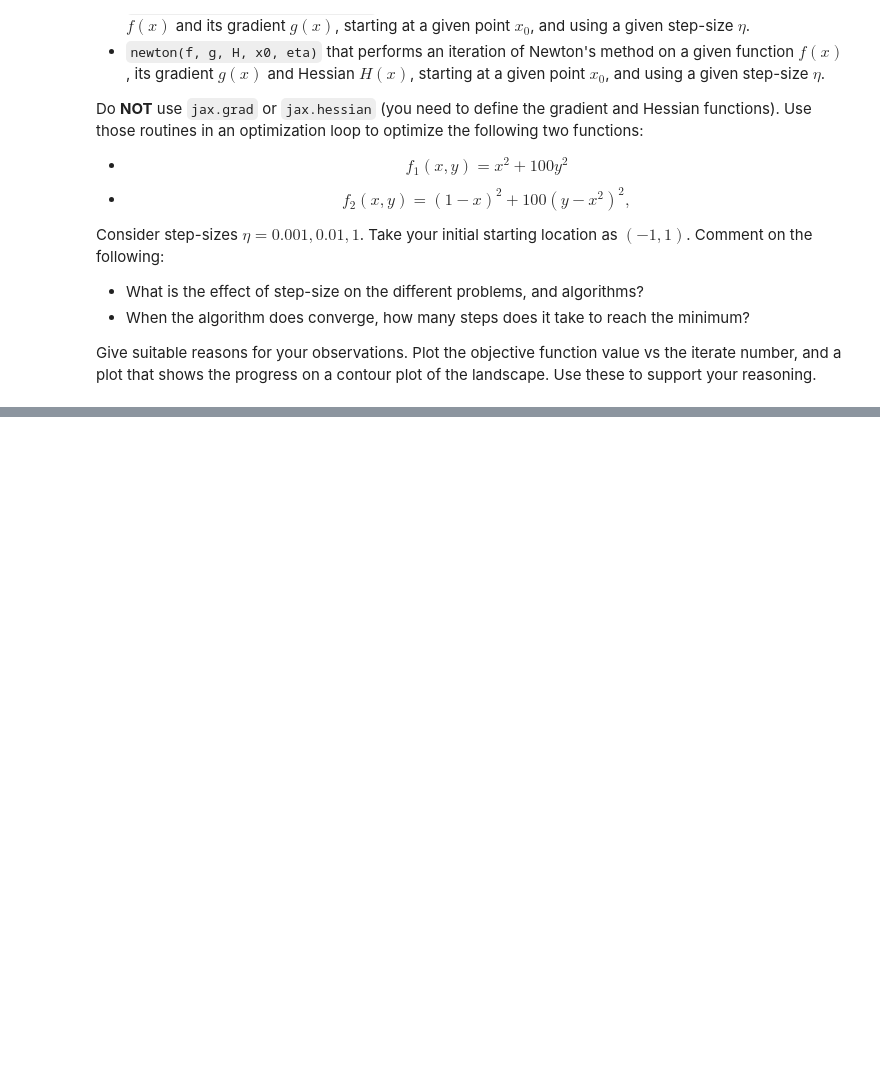
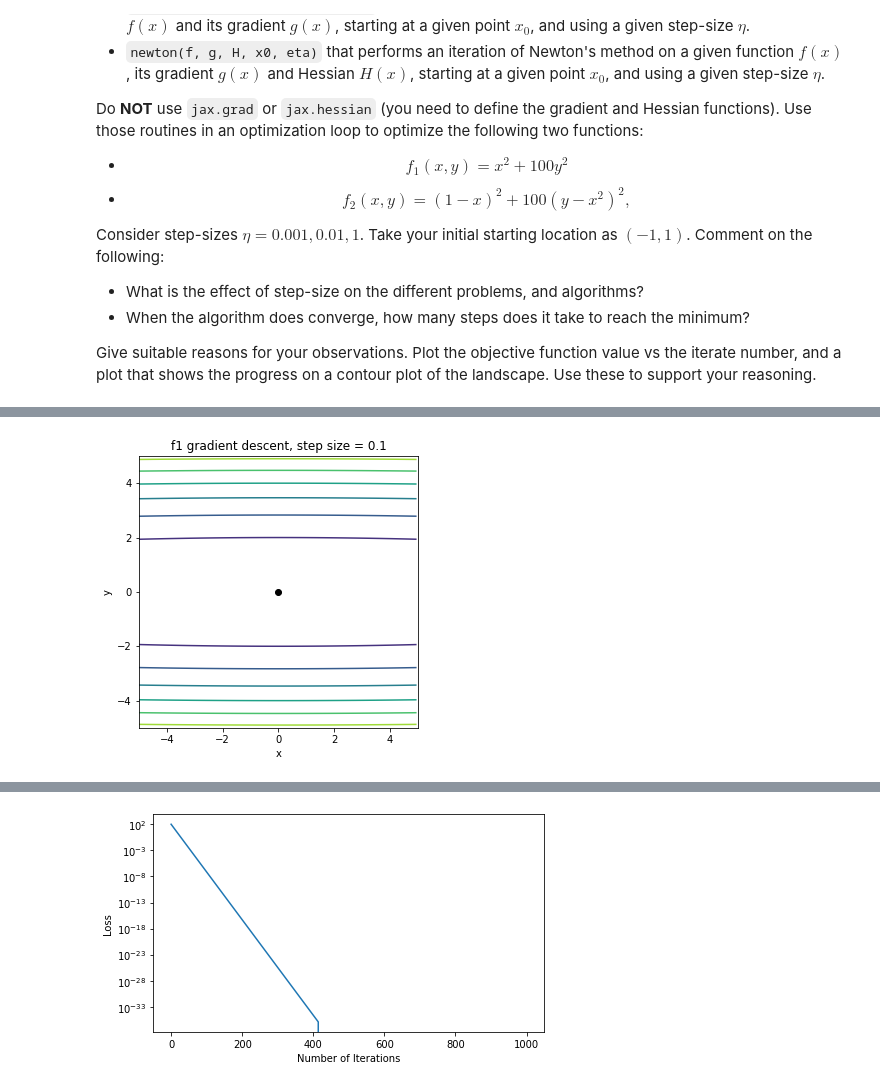
Before and after one commit to notrichardren/ENM5310-Homework, a Jupyter notebook: assn2.ipynb, the cells around one changed output, grey strips where cells are left out. Saved outputs shown, nothing was run; the diff lists cells and outputs as text; code cells hidden in the pictures; blank space fills up the shorter version.

```diff
--- a/assn2.ipynb
+++ b/assn2.ipynb
@@ -743,7 +751,7 @@ def gradient_descent(f, g, x0, eta):
 
 @jax.jit
 def newton(f, g, H, x0, eta):
-  return x0 - eta * np.inv(H) * g
+  return x0 - eta * np.matmul(np.linalg.inv(H),g)
 # %%
 # Define f1, gradient, Hessian
 f1 = lambda x,y: np.power(x,2) + 100*np.power(y,2) # minimize this
@@ -763,6 +771,7 @@ H2_yy = lambda y: 200
 
 n_iter = 1000
 # %%
+# Define function to make it easy to call iterative descent
 def iterative_descent(func, gx, gy, hxx, hxy, hyy, stepsize, title, gradescent = True):
   x = -1
   y = 1
@@ -791,11 +800,26 @@ def iterative_descent(func, gx, gy, hxx, hxy, hyy, stepsize, title, gradescent =
     x = update[0]
     y = update[1]
 
+    # Show progress
+    if i % 10 == 0:
+        clear_output(wait=True)
+        plt.figure(figsize=(5, 5))
+        X, Y = np.meshgrid(np.arange(-5.0, 5.0, 0.05), np.arange(-5.0, 5.0, 0.05))
+        Z = func(X, Y)
+        CS = plt.contour(X, Y, Z)
+        pl.title(title)
+        plt.xlim(-5, 5)
+        plt.ylim(-5, 5)
+        plt.plot(x, y, "o", color = 'black')
+        plt.xlabel("x")
+        plt.ylabel("y")
+        plt.show()
+        print(f"iteration = {i}, loss = {f}, x = {x}, y = {y}")
+
   # Plotting the loss history
-  pl.figure(dpi = 150)
+  pl.figure(figsize = (7, 4))
   pl.semilogy(loss_history)
   pl.ylabel('Loss')
   pl.xlabel('Number of Iterations')
-  pl.title(title)
 # %%
 iterative_descent(f1, g1_x, g1_y, H1_xx, H1_xy, H1_yy, 0.001, "f1 gradient descent, step size = 0.001", True)
@@ -801,0 +830,4 @@ iterative_descent(f1, g1_x, g1_y, H1_xx, H1_xy, H1_yy, 0.001, "f1 gradient desce
+# %%
+iterative_descent(f1, g1_x, g1_y, H1_xx, H1_xy, H1_yy, 0.1, "f1 gradient descent, step size = 0.1", False)
+# %% [output]
+[figure, added]
@@ -801,0 +835 @@ iterative_descent(f1, g1_x, g1_y, H1_xx, H1_xy, H1_yy, 0.001, "f1 gradient desce
+[figure, added]
```
Also changed, not shown: parts of 7 cells of this notebook.
